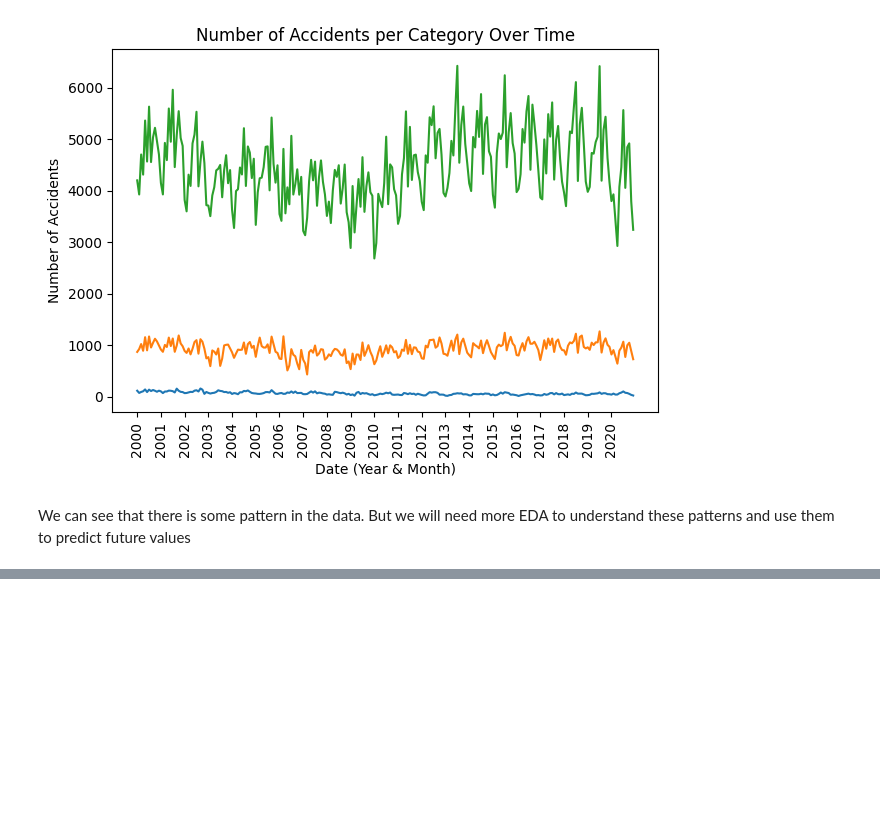
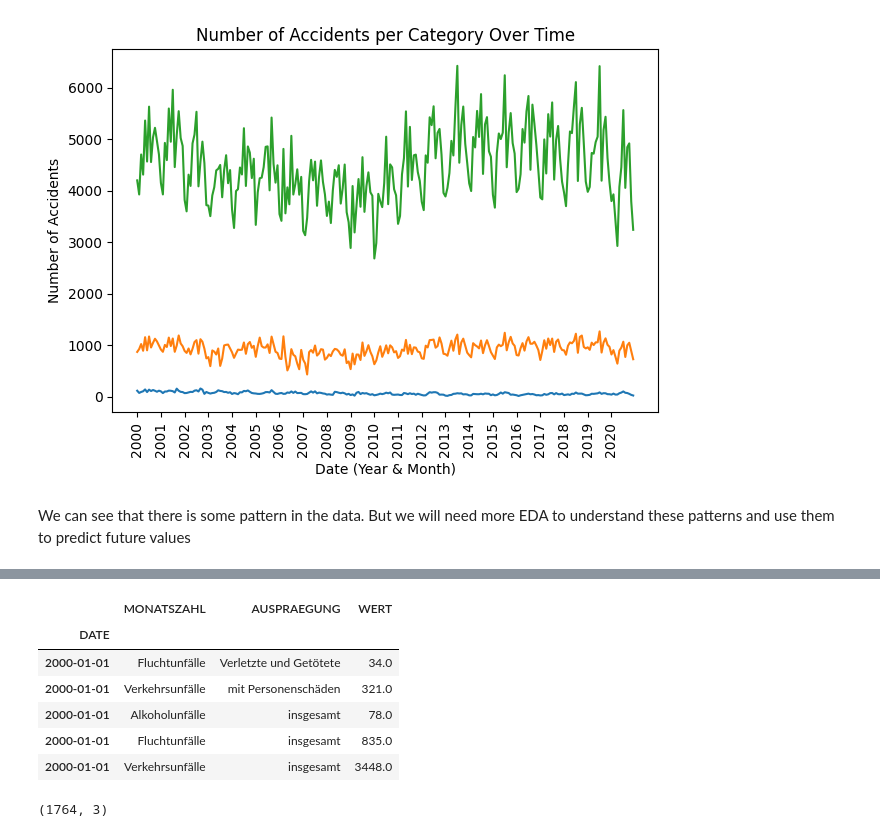
Before and after one commit to PrahithaM/DPS_Task, a Jupyter notebook: DPS_AI_Prahitha.ipynb, the cells around one changed output, grey strips where cells are left out. Saved outputs shown, nothing was run; the diff lists cells and outputs as text; code cells hidden in the pictures; blank space fills up the shorter version.

```diff
--- a/DPS_AI_Prahitha.ipynb
+++ b/DPS_AI_Prahitha.ipynb
@@ -68,0 +158,19 @@ We can see that there is some pattern in the data. But we will need more EDA to
+# %%
+mini_filtered_dataset['DATE'] = pd.to_datetime(mini_filtered_dataset['JAHR'].astype(str) + '-' + mini_filtered_dataset['MONAT'].astype(str), format='%Y-%m')
+mini_filtered_dataset.set_index(['DATE'], inplace=True)
+# %%
+mini_filtered_dataset.drop(['JAHR', 'MONAT'], axis=1, inplace=True)
+mini_filtered_dataset.sort_index(inplace=True)
+mini_filtered_dataset.head()
+# %% [output]
+|  | MONATSZAHL | AUSPRAEGUNG | WERT |
+| DATE |  |  |  |
+| 2000-01-01 | Fluchtunfälle | Verletzte und Getötete | 34.0 |
+| 2000-01-01 | Verkehrsunfälle | mit Personenschäden | 321.0 |
+| 2000-01-01 | Alkoholunfälle | insgesamt | 78.0 |
+| 2000-01-01 | Fluchtunfälle | insgesamt | 835.0 |
+| 2000-01-01 | Verkehrsunfälle | insgesamt | 3448.0 |
+# %%
+mini_filtered_dataset.shape
+# %% [output]
+(1764, 3)
```
Also changed, not shown: parts of 28 cells of this notebook.
